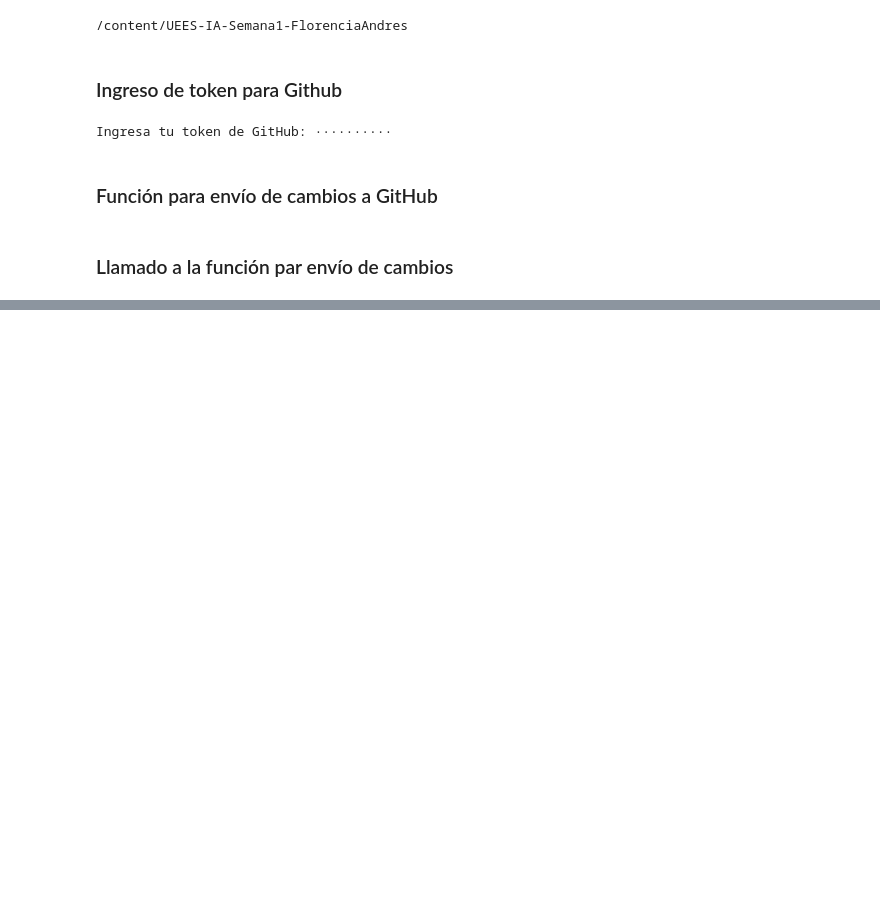
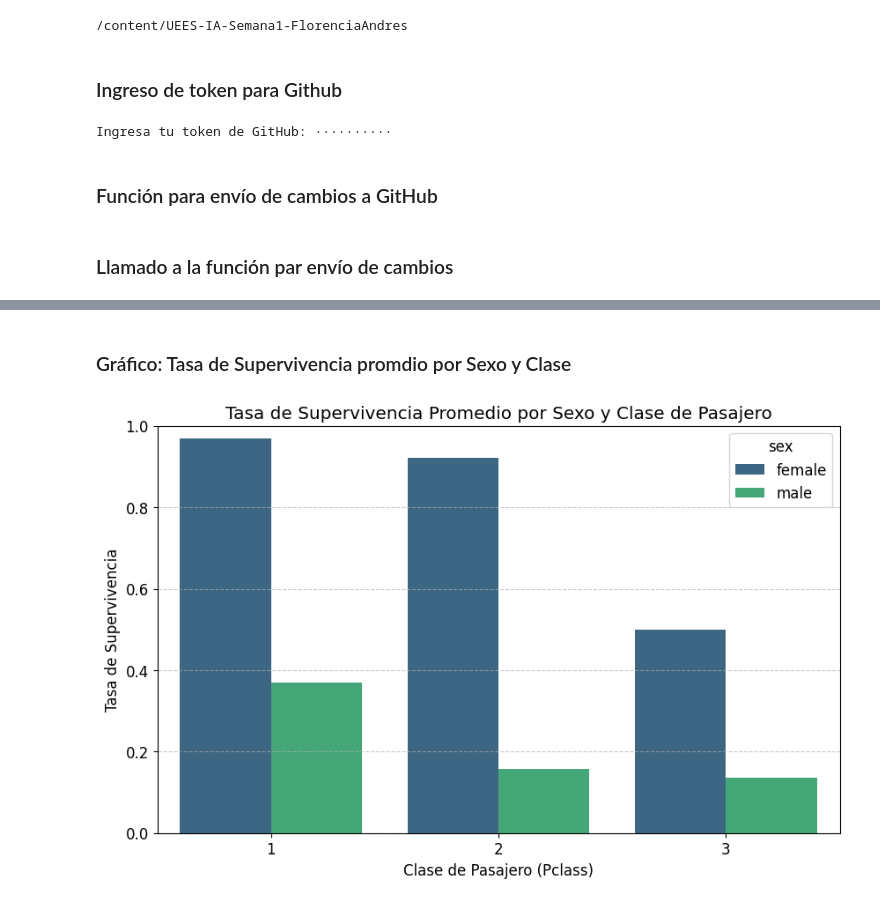
Before and after one commit to andresflorencia-uees/UEES-IA-Semana1-FlorenciaAndres, a Jupyter notebook: notebooks/02_Visualizacion_Datos.ipynb, the cells around one changed output, grey strips where cells are left out. Saved outputs shown, nothing was run; the diff lists cells and outputs as text; code cells hidden in the pictures; blank space fills up the shorter version.

```diff
--- a/notebooks/02_Visualizacion_Datos.ipynb
+++ b/notebooks/02_Visualizacion_Datos.ipynb
@@ -110,0 +158,3 @@ save_to_github("02_Visualizacion_Datos.ipynb", "Prueba inicial")
+# %%
+survival_rate = titanic.groupby(['sex', 'pclass'])['survived'].mean().reset_index()
+print("Survival Rate by Sex and Pclass:\n", survival_rate)
@@ -110,0 +170,13 @@ save_to_github("02_Visualizacion_Datos.ipynb", "Prueba inicial")
+# %% [markdown]
+### Gráfico: Tasa de Supervivencia promdio por Sexo y Clase
+# %%
+plt.figure(figsize=(10, 6))
+sns.barplot(x='pclass', y='survived', hue='sex', data=survival_rate, palette='viridis')
+plt.title('Tasa de Supervivencia Promedio por Sexo y Clase de Pasajero')
+plt.xlabel('Clase de Pasajero (Pclass)')
+plt.ylabel('Tasa de Supervivencia')
+plt.ylim(0, 1) # Set y-axis limits from 0 to 1 for survival rate
+plt.grid(axis='y', linestyle='--', alpha=0.7)
+plt.show()
+# %% [output]
+[figure, added]
```
Also changed, not shown: parts of 15 cells of this notebook.
